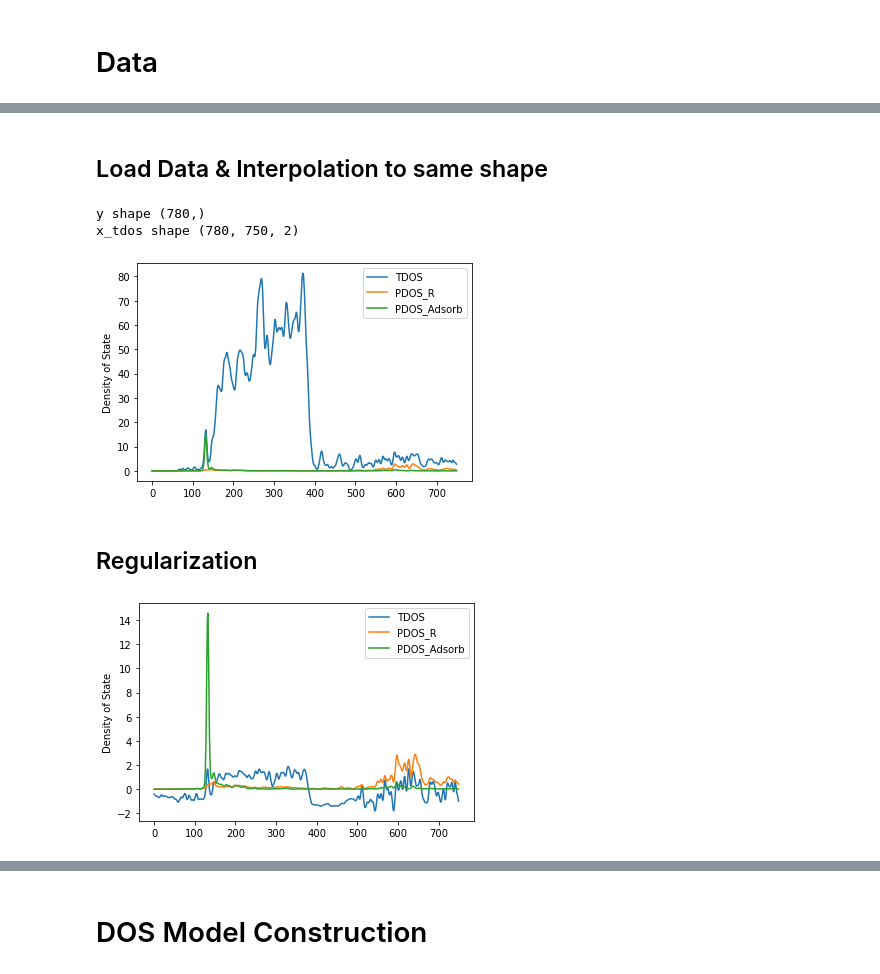
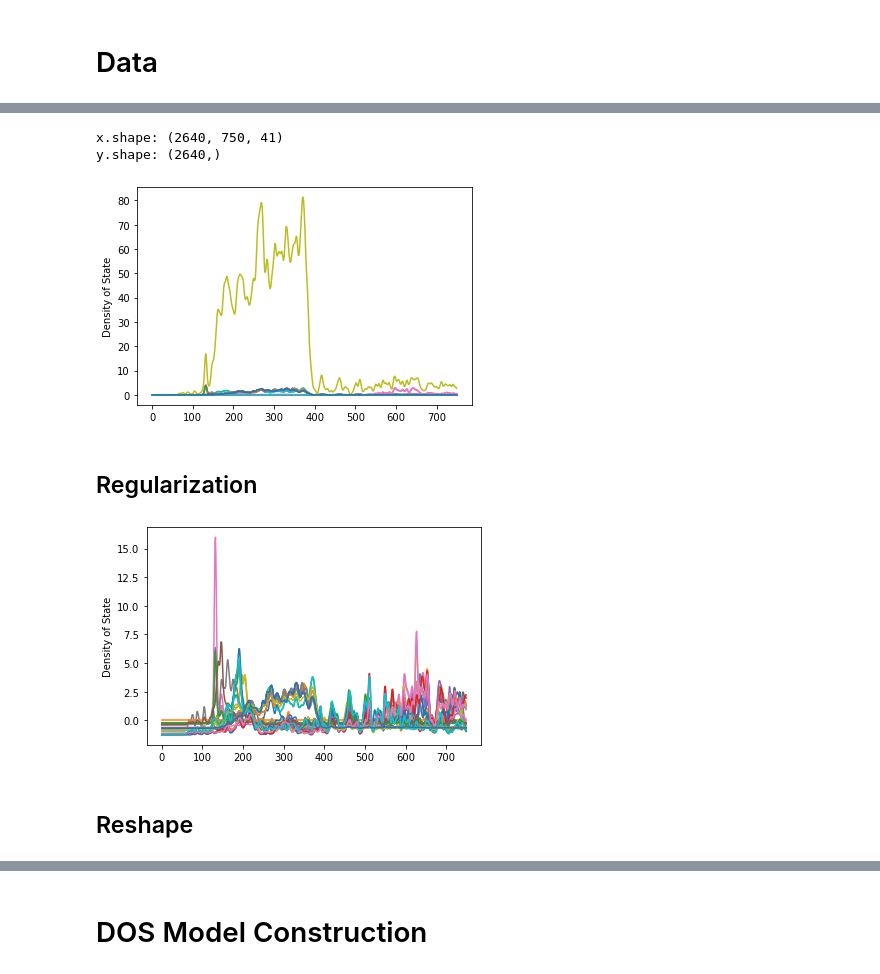
Before and after one commit to KJ-black/Machine-Learning-on-Material-Informatics, a Jupyter notebook: final_project/ML_Material_Final_Project.ipynb, the cells around one changed output, grey strips where cells are left out. Cells and saved outputs as stored; diff of their text form; code cells hidden in the pictures.

```diff
--- a/final_project/ML_Material_Final_Project.ipynb
+++ b/final_project/ML_Material_Final_Project.ipynb
@@ -23,44 +14,0 @@ cols = y_Ag.columns
-# %% [markdown]
-## Load Data & Interpolation to same shape
-# %%
-import cv2
-
-y = []
-x_tdos = []
-x_pdos_r = []
-x_pdos_adsorb = []
-reshape_size = (2, 750)
-
-
-for index in tqdm.tqdm(indexs):
-    metal = index.split("-")[0]
-    for col in cols:
-        tdos = pd.read_csv("./dataset/%s/%s/%s/dos/TDOS.dat"%(metal, index, col), sep="\s+", names=["DOS", "Energy"], header=None)
-        pdos_r = pd.read_csv("./dataset/%s/%s/%s/dos/PDOS_R.dat"%(metal, index, col), sep="\s+", names=["DOS", "Energy"], header=None)
-        pdos_adsorb = pd.read_csv("./dataset/%s/%s/%s/dos/PDOS_adsorb.dat"%(metal, index, col), sep="\s+", names=["DOS", "Energy"], header=None)
-
-        try:
-            x_tdos.append(cv2.resize(tdos.to_numpy(), dsize=reshape_size, interpolation=cv2.INTER_CUBIC))
-        except:
-            print("./dataset/%s/%s/%s/dos/TDOS.dat"%(metal, index, col))
-            continue
-        x_pdos_r.append(cv2.resize(pdos_r.to_numpy(), dsize=reshape_size, interpolation=cv2.INTER_CUBIC))
-        x_pdos_adsorb.append(cv2.resize(pdos_adsorb.to_numpy(), dsize=reshape_size, interpolation=cv2.INTER_CUBIC))
-        y.append(y_dict[metal].loc[index][col])
-
-
-y = np.array(y) # y shape (780,)
-x_tdos = np.array(x_tdos) # x_tdos shape (780, 750, 2)
-x_pdos_r = np.array(x_pdos_r)
-x_pdos_adsorb = np.array(x_pdos_adsorb)
-
-# reshape to (num, 1, 2, 1000)
-# x_tdos = np.transpose(np.expand_dims(x_tdos, axis=1), (0, 1, 3, 2))
-# x_pdos_r = np.transpose(np.expand_dims(x_pdos_r, axis=1), (0, 1, 3, 2))
-# x_pdos_adsorb = np.transpose(np.expand_dims(x_pdos_adsorb, axis=1), (0, 1, 3, 2))
-
-print("y shape", y.shape)
-print("x_tdos shape", x_tdos.shape)
-# %% [output]
-y shape (780,)
-x_tdos shape (780, 750, 2)
@@ -72,34 +15,36 @@ x = np.transpose(np.expand_dims(x, axis=1), (0, 1, 3, 2)) # shape (780, 1, 3, 75
+# %%
+x = np.load('input.npy')
+y = np.load('target.npy')
+print("x.shape:", x.shape)
+print("y.shape:", y.shape)
+# %% [output]
+x.shape: (2640, 750, 41)
+y.shape: (2640,)
 # %%
 for i in range(1):
 #     i = np.random.randint(0, y.shape[0]-1)
     x_axis = np.arange(0, 750)
-    plt.plot(x_axis, x[i][0][0], label="TDOS")
-    plt.plot(x_axis, x[i][0][1], label="PDOS_R")
-    plt.plot(x_axis, x[i][0][2], label="PDOS_Adsorb")
-#     plt.xlabel("Energy(eV)")
+    for j in range(x.shape[2]):
+        plt.plot(x_axis, x[i, :, j], label="%d"%i)
     plt.ylabel("Density of State")
-    plt.legend()
     plt.show()
 # %% [output]
-[figure, old version]
+[figure, new version]
 # %% [markdown]
 ## Regularization
 # %%
 from sklearn.preprocessing import StandardScaler, RobustScaler, MinMaxScaler
 scaler = StandardScaler()
-# x[:, 0, 0] = scaler.fit_transform(x[:, 0, 0])
-# x[:, 0, 1] = scaler.transform(x[:, 0, 1])
-# x[:, 0, 2] = scaler.transform(x[:, 0, 2])
+x = scaler.fit_transform(x.reshape(-1, x.shape[2])).reshape(x.shape)
 # %%
 for i in range(1):
 #     i = np.random.randint(0, y.shape[0]-1)
     x_axis = np.arange(0, 750)
-    plt.plot(x_axis, x[i][0][0], label="TDOS")
-    plt.plot(x_axis, x[i][0][1], label="PDOS_R")
-    plt.plot(x_axis, x[i][0][2], label="PDOS_Adsorb")
-#     plt.xlabel("Energy(eV)")
+    for j in range(x.shape[2]):
+        plt.plot(x_axis, x[i, :, j], label="%d"%i)
     plt.ylabel("Density of State")
-    plt.legend()
     plt.show()
 # %% [output]
-[figure, old version]
+[figure, new version]
+# %% [markdown]
+## Reshape
```
Also changed, not shown: parts of 15 cells of this notebook, 1 other file.
